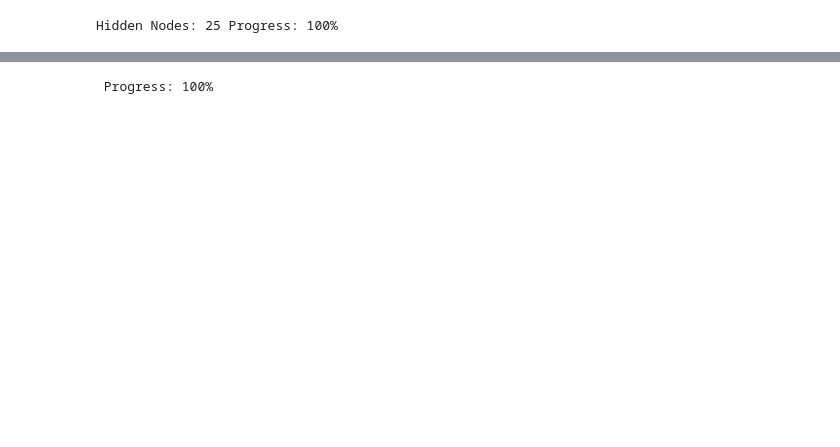
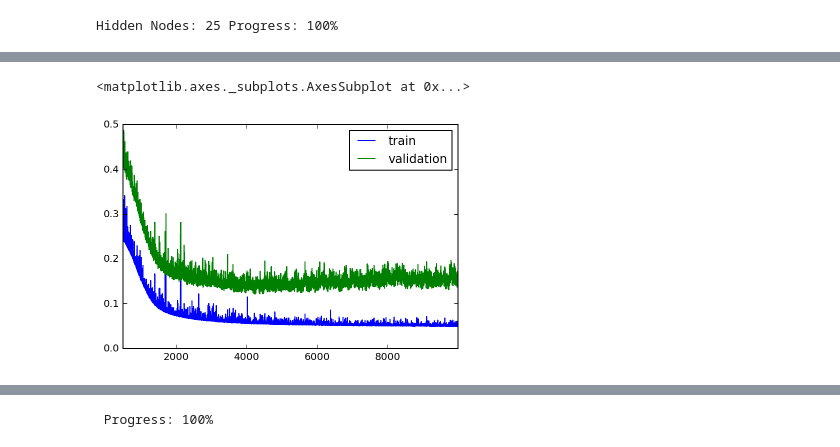
Before and after one commit to sbartek/neural_network_with_numpy, a Jupyter notebook: DLND Your first neural network.ipynb, the cells around one changed output, grey strips where cells are left out. Saved outputs shown, nothing was run; the diff lists cells and outputs as text; code cells hidden in the pictures; blank space fills up the shorter version.

```diff
--- a/DLND Your first neural network.ipynb
+++ b/DLND Your first neural network.ipynb
@@ -479,0 +490,3 @@ Here, use the test data to view how well your network is modeling the data. If s
+# %%
+networkModel = NetworkModel(10000, learning_rate=0.8, hidden_nodes=13)
+networkModel.gradient_desc_with_history()
@@ -479,0 +496,5 @@ Here, use the test data to view how well your network is modeling the data. If s
+# %%
+networkModel.losses_df[500:].plot()
+# %% [output]
+<matplotlib.axes._subplots.AxesSubplot at 0x...>
+[figure, added]
```
Also changed, not shown: parts of 31 cells of this notebook.
